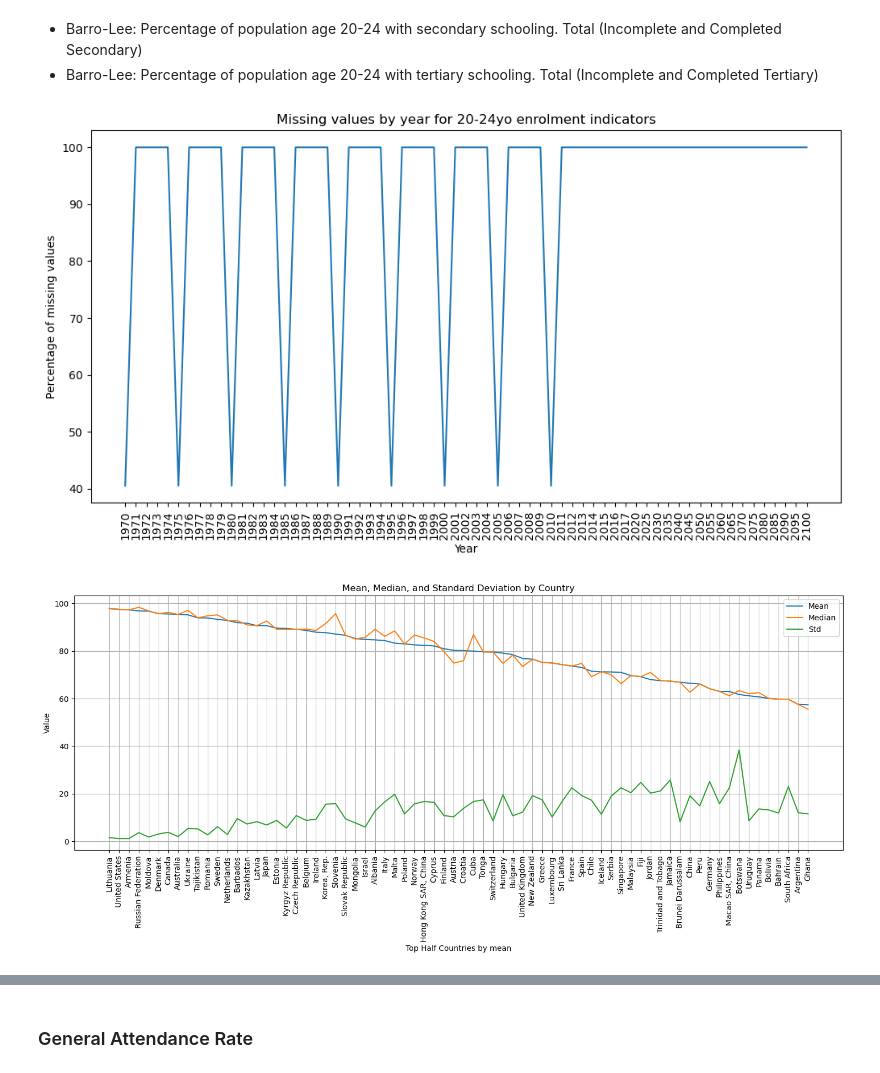
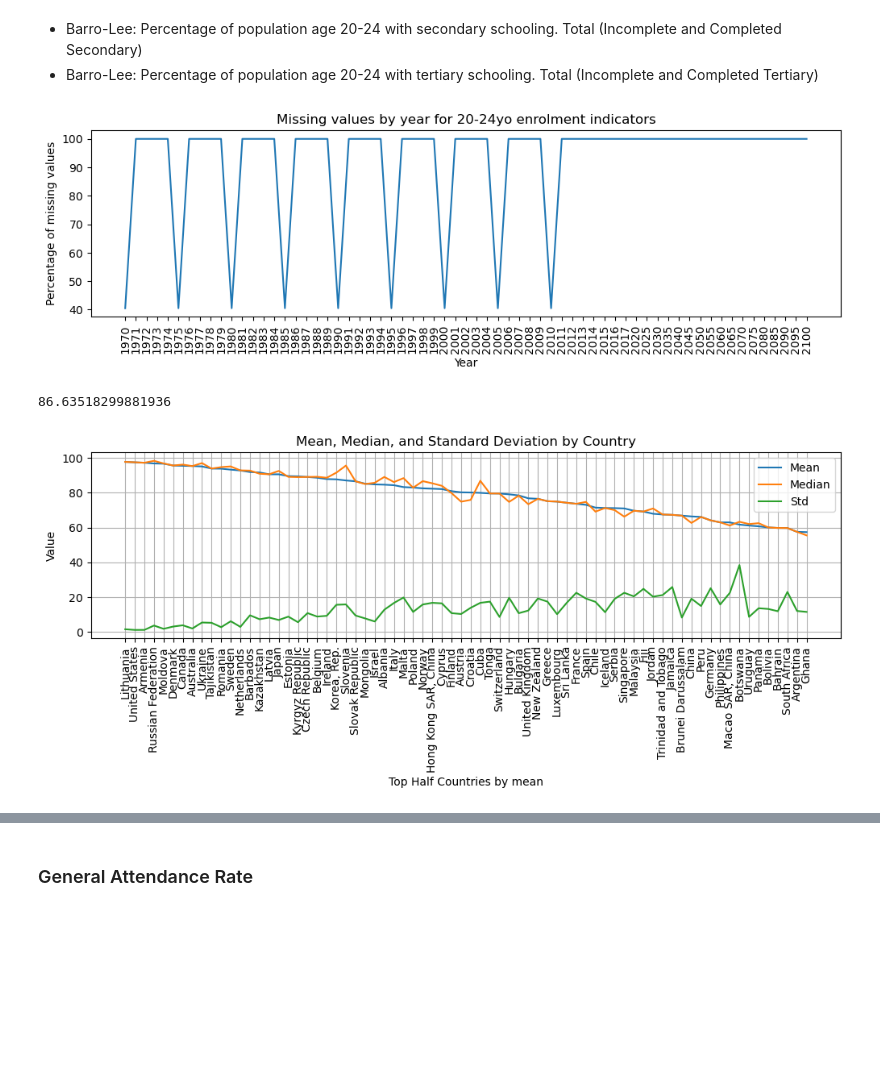
Before and after one commit to Dzov/DSP2, a Jupyter notebook: P2-notebook.ipynb, the cells around one changed output, grey strips where cells are left out. Drawn from its saved outputs; the diff is of its cells as text; code cells hidden in the pictures; blank space fills up the shorter version.

```diff
--- a/P2-notebook.ipynb
+++ b/P2-notebook.ipynb
@@ -89,13 +115,14 @@ def removeNullValues(df: pd.DataFrame, subset: list = None):
 
 def showMissingValues(df, title: str):
     missingValues = df.isna().mean() * 100
-    plt.figure(figsize=(12, 6))
+    plt.figure(figsize=(12, 3))
     sns.lineplot(data=missingValues[4:-1])
     plt.xticks(rotation=90)
     plt.xlabel("Year")
     plt.ylabel("Percentage of missing values")
     plt.title(title)
     plt.show()
+    return missingValues
 
 
 def removeInvalidCountries(df: pd.DataFrame):
@@ -163,9 +190,11 @@ education2024 = getDataByIndicatorNames(
     ]
 )
 
-showMissingValues(
+e = showMissingValues(
     education2024, "Missing values by year for 20-24yo enrolment indicators"
 )
+
+display(e.mean())
 
 education2024 = groupByCountries(removeNullValues(education2024))
 education2024["mean"] = education2024.mean(
@@ -178,35 +207,36 @@ education2024 = education2024.sort_values("mean", ascending=False)
 topHalfCountries = education2024.iloc[: (len(education2024) // 2)]
 bottomHalfCountries = education2024.iloc[(len(education2024) // 2) :]
 
-fig, ax = plt.subplots(figsize=(18, 6))
+fig, ax = plt.subplots(figsize=(12, 3))
 sns.lineplot(y=topHalfCountries["mean"], x=topHalfCountries.index, label="Mean")
 sns.lineplot(y=topHalfCountries["median"], x=topHalfCountries.index, label="Median")
 sns.lineplot(y=topHalfCountries["std"], x=topHalfCountries.index, label="Std")
 plt.xticks(rotation=90)
 
 plt.title("Mean, Median, and Standard Deviation by Country")
 plt.xlabel("Top Half Countries by mean")
 plt.ylabel("Value")
 
 ax.legend()
 ax.grid(True)
 plt.show()
 
-fig, ax = plt.subplots(figsize=(18, 6))
+fig, ax = plt.subplots(figsize=(12, 3))
 sns.lineplot(y=bottomHalfCountries["mean"], x=bottomHalfCountries.index, label="Mean")
 sns.lineplot(
     y=bottomHalfCountries["median"], x=bottomHalfCountries.index, label="Median"
 )
 sns.lineplot(y=bottomHalfCountries["std"], x=bottomHalfCountries.index, label="Std")
 plt.xticks(rotation=90)
 
 plt.title("Mean, Median, and Standard Deviation by Country")
 plt.xlabel("Bottom Half Countries by mean")
 plt.ylabel("Value")
 
 ax.legend()
 ax.grid(True)
 plt.show()
 # %% [output]
-[figure, old version]
+[figure, new version]
+86.63518299881936
-[figure, old version]
+[figure, new version]
```
Also changed, not shown: parts of 8 cells of this notebook.
